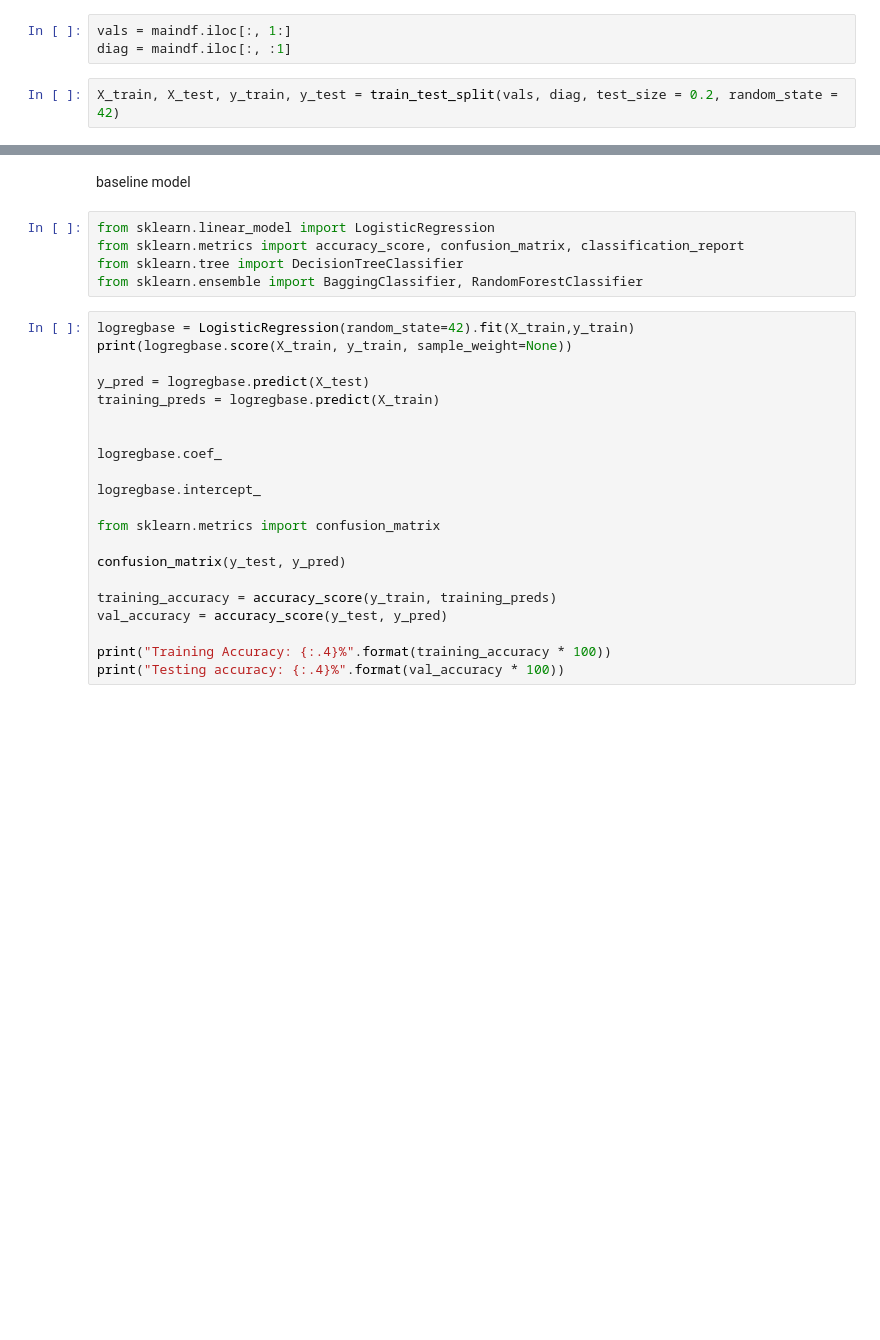
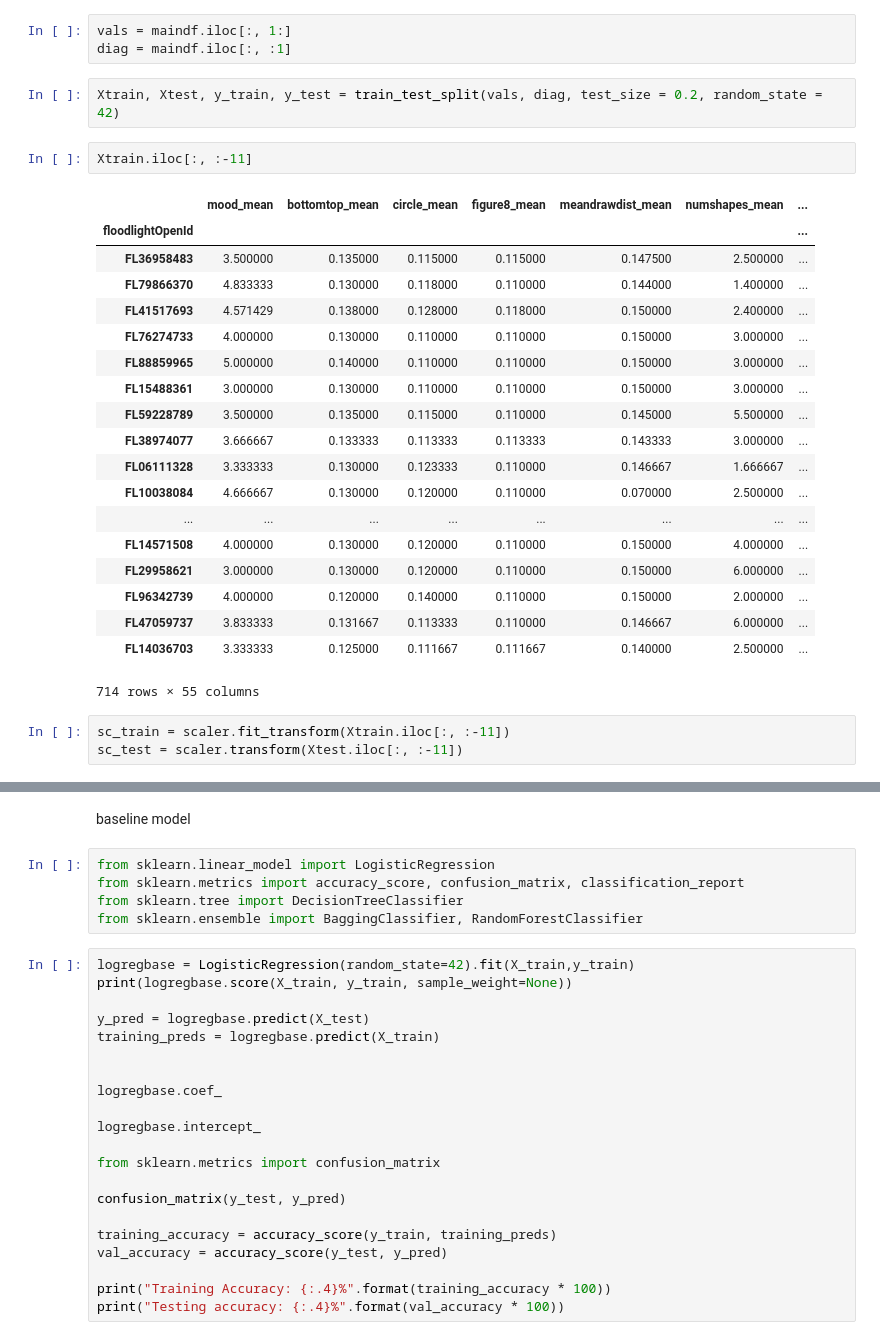
Before and after one commit to ndelrossi7/FloodlightOpenModel, a Jupyter notebook: test1.ipynb, the cells around one changed output, grey strips where cells are left out. Cells and saved outputs as stored; diff of their text form; blank space fills up the shorter version.

```diff
--- a/test1.ipynb
+++ b/test1.ipynb
@@ -203,4 +229,29 @@ Splitting data
 vals = maindf.iloc[:, 1:]
 diag = maindf.iloc[:, :1]
 # %%
-X_train, X_test, y_train, y_test = train_test_split(vals, diag, test_size = 0.2, random_state = 42)
+Xtrain, Xtest, y_train, y_test = train_test_split(vals, diag, test_size = 0.2, random_state = 42)
+# %%
+Xtrain.iloc[:, :-11]
+# %% [output]
+|  | mood_mean | bottomtop_mean | circle_mean | figure8_mean | meandrawdist_mean | numshapes_mean | ... |
+| floodlightOpenId |  |  |  |  |  |  | ... |
+| FL36958483 | 3.500000 | 0.135000 | 0.115000 | 0.115000 | 0.147500 | 2.500000 | ... |
+| FL79866370 | 4.833333 | 0.130000 | 0.118000 | 0.110000 | 0.144000 | 1.400000 | ... |
+| FL41517693 | 4.571429 | 0.138000 | 0.128000 | 0.118000 | 0.150000 | 2.400000 | ... |
+| FL76274733 | 4.000000 | 0.130000 | 0.110000 | 0.110000 | 0.150000 | 3.000000 | ... |
+| FL88859965 | 5.000000 | 0.140000 | 0.110000 | 0.110000 | 0.150000 | 3.000000 | ... |
+| FL15488361 | 3.000000 | 0.130000 | 0.110000 | 0.110000 | 0.150000 | 3.000000 | ... |
+| FL59228789 | 3.500000 | 0.135000 | 0.115000 | 0.110000 | 0.145000 | 5.500000 | ... |
+| FL38974077 | 3.666667 | 0.133333 | 0.113333 | 0.113333 | 0.143333 | 3.000000 | ... |
+| FL06111328 | 3.333333 | 0.130000 | 0.123333 | 0.110000 | 0.146667 | 1.666667 | ... |
+| FL10038084 | 4.666667 | 0.130000 | 0.120000 | 0.110000 | 0.070000 | 2.500000 | ... |
+| ... | ... | ... | ... | ... | ... | ... | ... |
+| FL14571508 | 4.000000 | 0.130000 | 0.120000 | 0.110000 | 0.150000 | 4.000000 | ... |
+| FL29958621 | 3.000000 | 0.130000 | 0.120000 | 0.110000 | 0.150000 | 6.000000 | ... |
+| FL96342739 | 4.000000 | 0.120000 | 0.140000 | 0.110000 | 0.150000 | 2.000000 | ... |
+| FL47059737 | 3.833333 | 0.131667 | 0.113333 | 0.110000 | 0.146667 | 6.000000 | ... |
+| FL14036703 | 3.333333 | 0.125000 | 0.111667 | 0.111667 | 0.140000 | 2.500000 | ... |
+714 rows × 55 columns
+# %%
+sc_train = scaler.fit_transform(Xtrain.iloc[:, :-11])
+sc_test = scaler.transform(Xtest.iloc[:, :-11])
```
Also changed, not shown: parts of 4 cells of this notebook, 1 other file.
